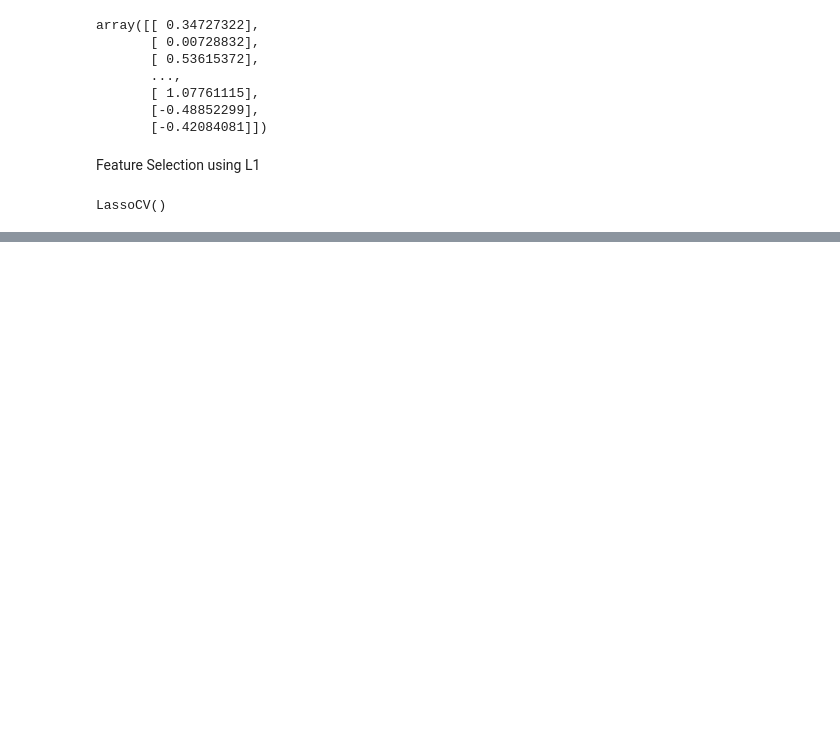
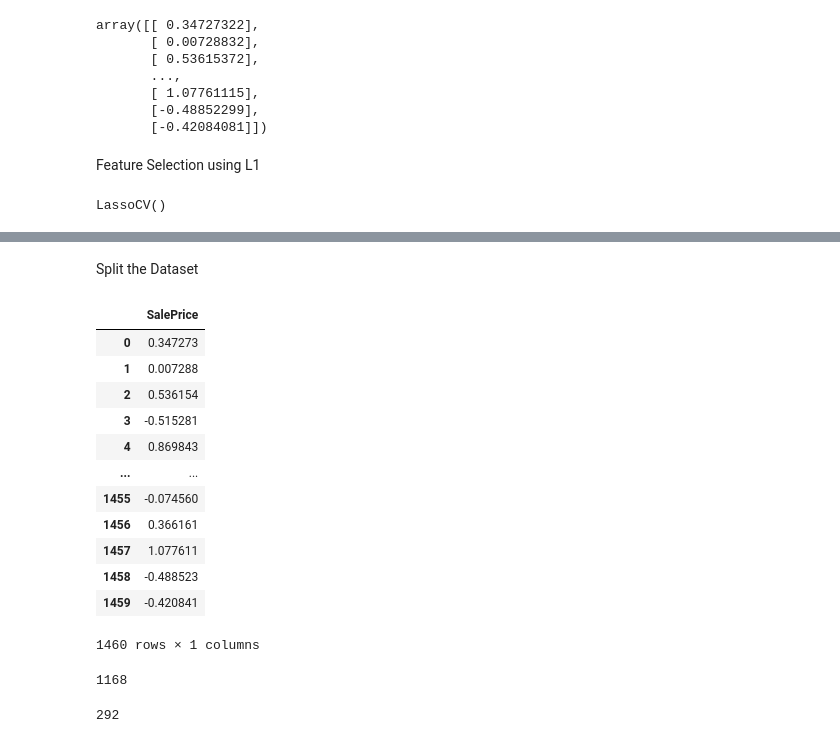
Before and after one commit to JoanWaweru/ML-Group-5-Tasks, a Jupyter notebook: Housing_Price_Task.ipynb, the cells around one changed output, grey strips where cells are left out. Saved outputs shown, nothing was run; the diff lists cells and outputs as text; code cells hidden in the pictures; blank space fills up the shorter version.

```diff
--- a/Housing_Price_Task.ipynb
+++ b/Housing_Price_Task.ipynb
@@ -348,0 +485,19 @@ LassoCV()
+# %% [markdown]
+Split the Dataset
+# %%
+y = pd.DataFrame(y, columns = df_y.columns)
+y
+# %% [output]
+|  | SalePrice |
+| 0 | 0.347273 |
+| 1 | 0.007288 |
+| 2 | 0.536154 |
+| 3 | -0.515281 |
+| 4 | 0.869843 |
+| ... | ... |
+| 1455 | -0.074560 |
+| 1456 | 0.366161 |
+| 1457 | 1.077611 |
+| 1458 | -0.488523 |
+| 1459 | -0.420841 |
+1460 rows × 1 columns
@@ -348,0 +507,8 @@ LassoCV()
+# %%
+len(X_train)
+# %% [output]
+1168
+# %%
+len(X_test)
+# %% [output]
+292
```
Also changed, not shown: parts of 32 cells of this notebook.
